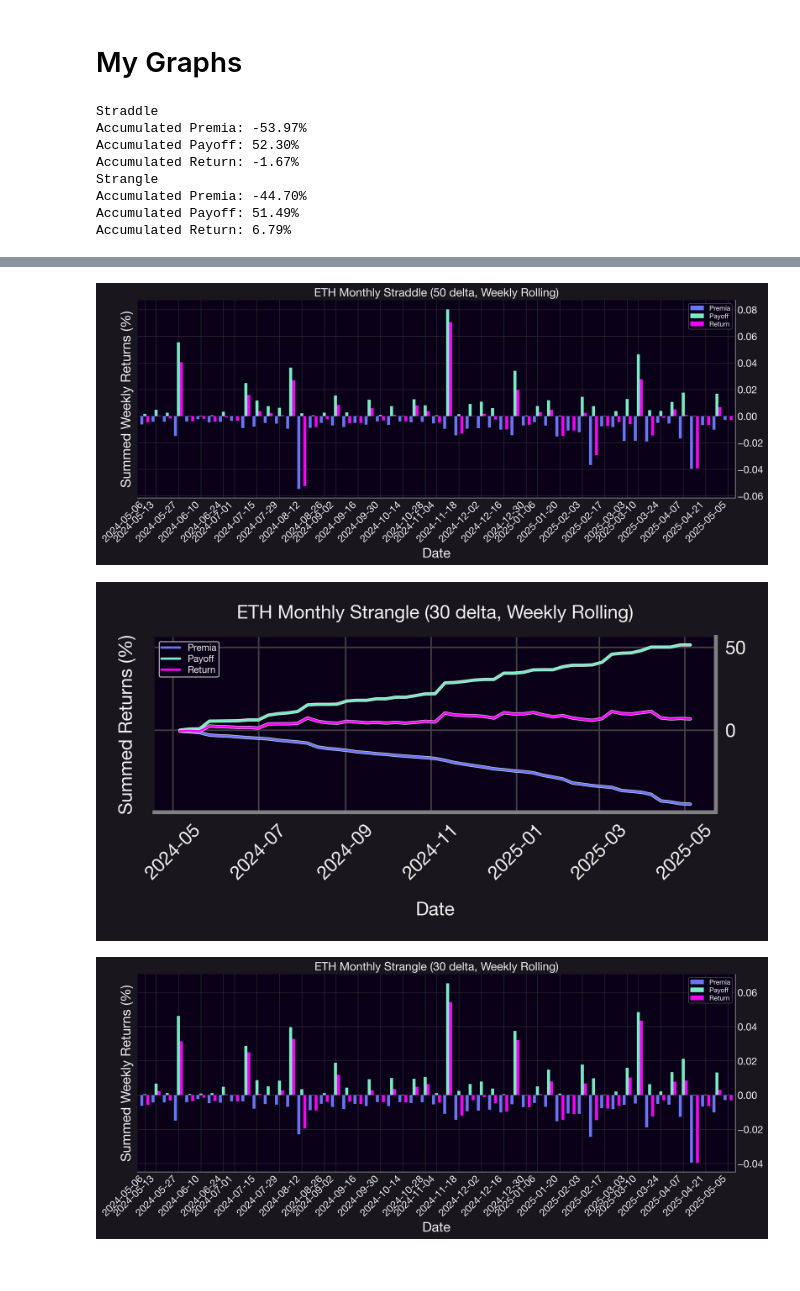
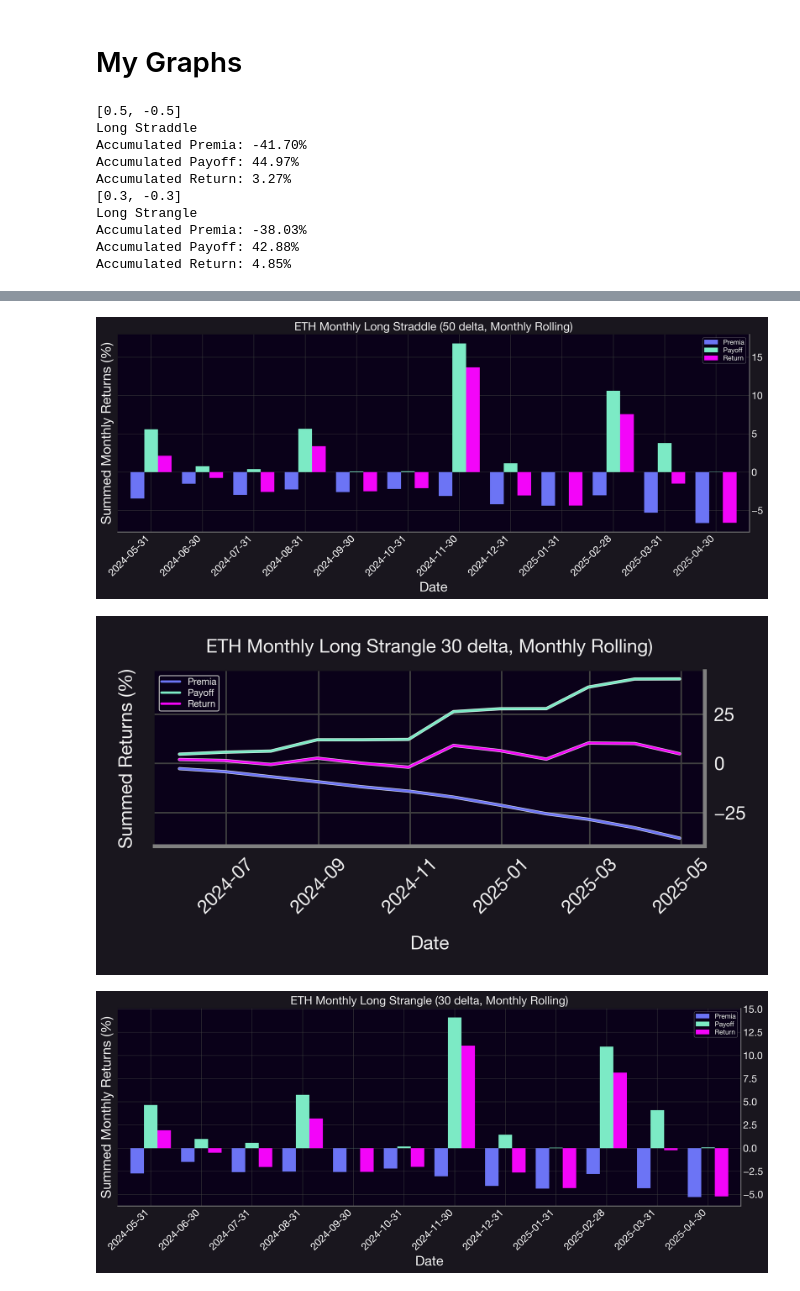
Before and after one commit to panoptic-labs/research, a Jupyter notebook: _research-bites/20250612/Panoptions_Backtester.ipynb, the cells around one changed output, grey strips where cells are left out. Cells and saved outputs as stored; diff of their text form; code cells hidden in the pictures.

Commit message:
updating the code of long straddles

```diff
--- a/_research-bites/20250612/Panoptions_Backtester.ipynb
+++ b/_research-bites/20250612/Panoptions_Backtester.ipynb
@@ -942,5 +946,8 @@ class LP_Rebalance:
 # Strategy
 # %%
 local_dir = '/Users/amyoumaymakhaldoun/Desktop/Panoptic graphs'
+# %%
+start = '2024-05-01'
+end = '2025-05-01'
 # %%
 
@@ -996,7 +1005,7 @@ Loading Data...
 # %%
 strategies = {
-            strat_straddle: ('w'),
-              strat_strangle: ('w'),
+            strat_straddle: ('m'),
+              strat_strangle: ('m'),
              }
 
 [strat.run_strat(freq) for strat, freq in strategies.items()]
@@ -1218,15 +1227,13 @@ def strat_label_2(strat: LP_Rebalance) -> str:
 # %% [markdown]
 # My Graphs
 # %%
-def classify_strategy(legs: dict, delta: dict) -> str:
-    # Check if it's a long call + long put combo (i.e. straddle or strangle candidate)
+def classify_strategy(legs: dict, deltas: list) -> str:
     # Get all delta values
-    delta_values = list(delta.values())
-    # If both deltas are close to 0 (ATM), it's a straddle
-    if all(abs(d) == 0.5 for d in delta_values):
-        return "Straddle"
+    # delta_values = list(deltas.values())
+    if all(abs(d) == 0.5 for d in deltas):
+        return "Long Straddle"
     else:
-        return "Strangle"
+        return "Long Strangle"
 # %%
 '''Summed Returns'''
 rets = {}
@@ -1234,10 +1241,16 @@ for strat, period in strategies.items():
           # Extract the strategy name from the legs dictionary
      #legs_dict = strat.legs
      #strategy_key = list(legs_dict.keys())[0]  # Get the first key
-     strategy_name = classify_strategy(strat.legs, strat.delta)
+     deltas = [leg[2] for leg in strat.legs]
+     delta = int(abs(deltas[0])*100)
+     print(deltas)
+     # strategy_name = classify_strategy(strat.legs, strat.delta)
+     strategy_name = classify_strategy(strat.legs, deltas)
 
      #strategy_name = strategy_key.replace('_', ' ').title()
      print(strategy_name)
+
+
 
 
      if 'a' in period or 'd' in period:
@@ -1251,6 +1264,8 @@ for strat, period in strategies.items():
                               + strat.daily_PLP_yield['PLP_yield_perc']
           period_label = 'Daily'
           period_name = 'Dailies'
+
+
 
 
      if 'a' in period or 'w' in period:
@@ -1267,8 +1282,8 @@ for strat, period in strategies.items():
      if 'a' in period or 'm' in period:
           rets['Premia'] = strat.monthly_fees['fees_perc']
           rets['Payoff'] = strat.monthly_pos['pnl_perc']
-        #   # rets['Commissions'] = strat.daily_com['coms_perc']
-        #     # rets['PLP_yield'] = strat.monthly_PLP_yield['PLP_yield_perc']
+          #rets['Commissions'] = strat.daily_com['coms_perc']
+          #rets['PLP_yield'] = strat.monthly_PLP_yield['PLP_yield_perc']
           rets['Return'] = strat.monthly_pos['pnl_perc'] \
                                + strat.monthly_fees['fees_perc'] \
                                - strat.monthly_com['coms_perc'] \
@@ -1280,14 +1295,14 @@ for strat, period in strategies.items():
      plot_summed_rets(rets = rets,
           xlabel = 'Date',
           ylabel = 'Summed Returns (%)',
-          title = f'ETH Monthly {strategy_name} ({int(abs(next(iter(strat.delta.values())) * 100))} delta, {period_label} Rolling)',
+          title = f'ETH Monthly {strategy_name} {delta} delta, {period_label} Rolling)',
           dir = f"{strat.raw_dir}{strat_label(strat, period_label)}",
           label=False
 
      )
 
      # Plot
-     df_rests = pd.DataFrame(rets)
+     df_rests = pd.DataFrame(rets)*100
      ax = df_rests.plot(kind='bar', width=0.8, figsize=(14, 6))  # save the axes object
 
      # Custom X-tick control
@@ -1306,7 +1321,9 @@ for strat, period in strategies.items():
      plt.yticks(fontsize=15)
      plt.ylabel(f'Summed {period_label} Returns (%)', fontsize=20)
      #plt.title(f'ETH Monthly {strategy_name} ({int(abs(next(iter(strat.delta.values())) * 100))} delta, {period_label} Rolling) - {strat.chain} Net',fontsize=17)
-     plt.title(f'ETH Monthly {strategy_name} ({int(abs(next(iter(strat.delta.values())) * 100))} delta, {period_label} Rolling)',fontsize=17)
+     #plt.title(f'ETH Monthly {strategy_name} ({int(abs(next(iter(strat.delta.values())) * 100))} delta, {period_label} Rolling)',fontsize=17)
+
+     plt.title(f'ETH Monthly {strategy_name} ({delta} delta, {period_label} Rolling)',fontsize=17)
 
      plt.legend(['Premia', 'Payoff', 'Return'],fontsize=10)
 
@@ -1314,20 +1331,22 @@ for strat, period in strategies.items():
      cumulative = df_rests.cumsum()
 
      # Get the last accumulated value of each metric
-     last_premia = cumulative['Premia'].iloc[-1]* 100
-     last_payoff = cumulative['Payoff'].iloc[-1]* 100
-     last_return = cumulative['Return'].iloc[-1]* 100
+     last_premia = cumulative['Premia'].iloc[-1]
+     last_payoff = cumulative['Payoff'].iloc[-1]
+     last_return = cumulative['Return'].iloc[-1]
 
      # Output
      print(f"Accumulated Premia: {last_premia:.2f}%")
      print(f"Accumulated Payoff: {last_payoff:.2f}%")
      print(f"Accumulated Return: {last_return:.2f}%")
 # %% [output]
-Straddle
-Accumulated Premia: -53.97%
-Accumulated Payoff: 52.30%
-Accumulated Return: -1.67%
-Strangle
-Accumulated Premia: -44.70%
-Accumulated Payoff: 51.49%
-Accumulated Return: 6.79%
+[0.5, -0.5]
+Long Straddle
+Accumulated Premia: -41.70%
+Accumulated Payoff: 44.97%
+Accumulated Return: 3.27%
+[0.3, -0.3]
+Long Strangle
+Accumulated Premia: -38.03%
+Accumulated Payoff: 42.88%
+Accumulated Return: 4.85%
@@ -1335,3 +1354,3 @@ Accumulated Return: 6.79%
-[figure, old version]
+[figure, new version]
-[figure, old version]
+[figure, new version]
-[figure, old version]
+[figure, new version]
```
Also changed, not shown: parts of 4 cells of this notebook.
